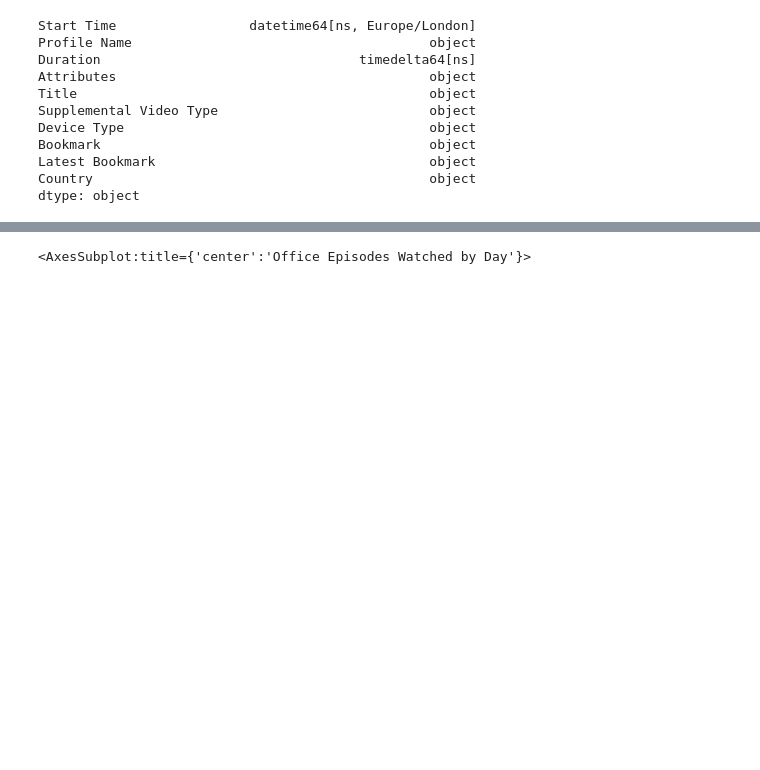
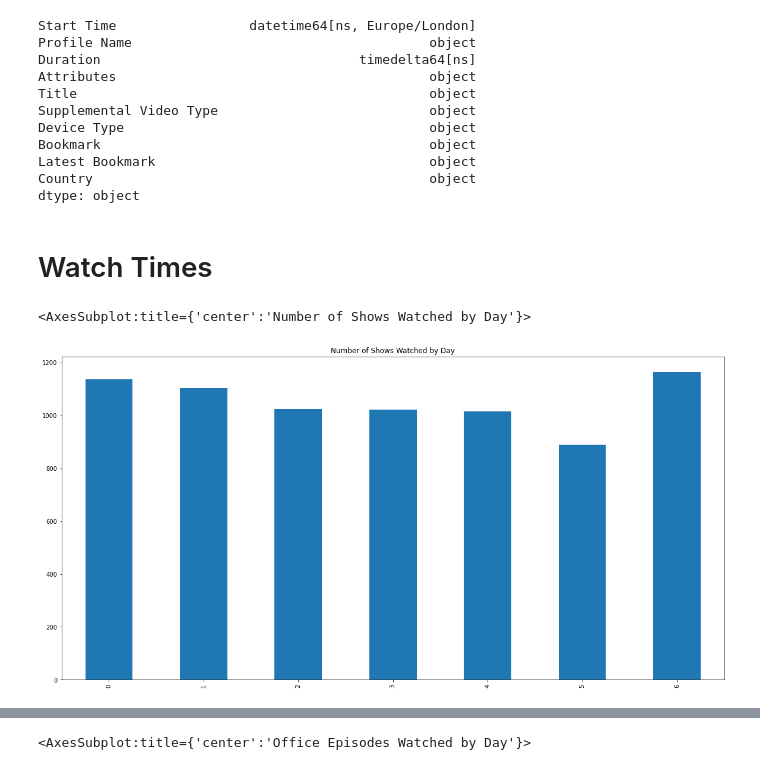
Before and after one commit to SandersJack/NetflixDataAnalysis, a Jupyter notebook: Content_interaction.ipynb, the cells around one changed output, grey strips where cells are left out. Cells and saved outputs as stored; diff of their text form; code cells hidden in the pictures; blank space fills up the shorter version.

Commit message:
Added Watch times

```diff
--- a/Content_interaction.ipynb
+++ b/Content_interaction.ipynb
@@ -61,3 +61,22 @@ Bookmark                                          object
 Latest Bookmark                                   object
 Country                                           object
 dtype: object
+# %% [markdown]
+# Watch Times
+# %%
+watch_times = df_jack
+# %%
+watch_times['weekday'] = watch_times['Start Time'].dt.weekday
+watch_times['hour'] = watch_times['Start Time'].dt.hour
+# %%
+#Ordering the weekday Monday-Sunday
+watch_times['weekday'] = pd.Categorical(watch_times['weekday'], categories=[0,1,2,3,4,5,6],ordered=True)
+#New variable containing count of rows
+watch_times_by_day = watch_times['weekday'].value_counts()
+#Sort the counts by defined order
+watch_times_by_day = watch_times_by_day.sort_index()
+#plot data
+watch_times_by_day.plot(kind='bar', figsize=(20,10),title='Number of Shows Watched by Day')
+# %% [output]
+<AxesSubplot:title={'center':'Number of Shows Watched by Day'}>
+[figure, added]
```
Also changed, not shown: parts of 4 cells of this notebook.
